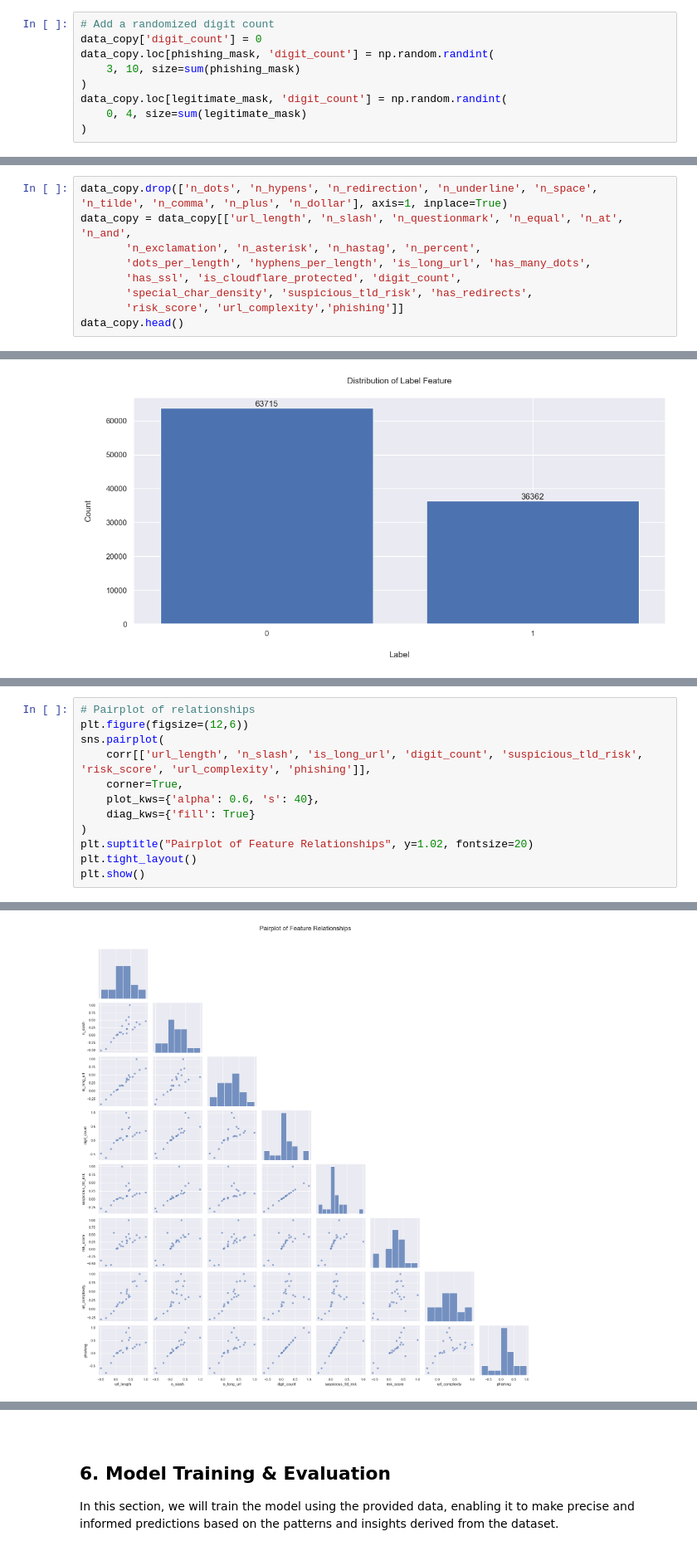
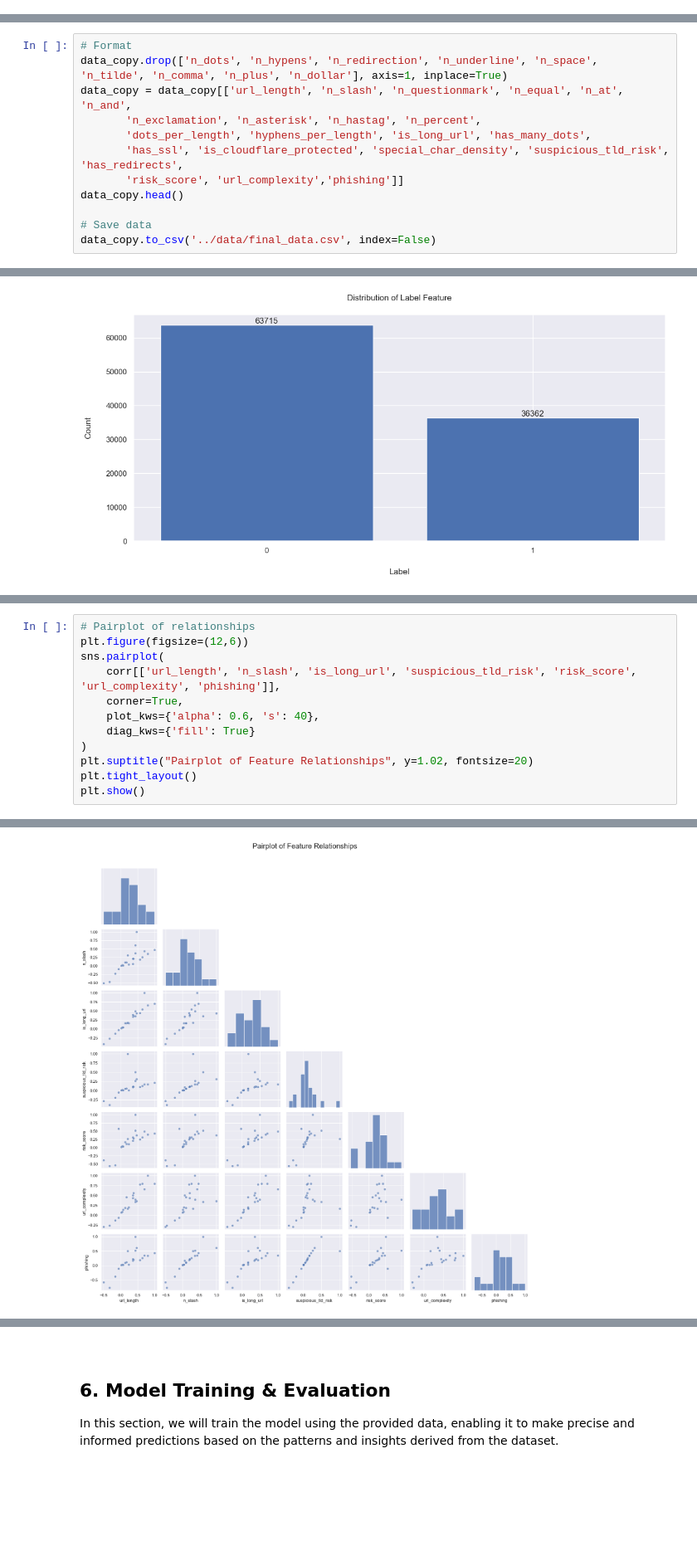
Before and after one commit to christinec-dev/Data-Projects, a Jupyter notebook: Machine Learning/Phishing_Identification_Model/model/notebook.ipynb, the cells around one changed output, grey strips where cells are left out. Shown at 83% size. Cells and saved outputs as stored; diff of their text form; blank space fills up the shorter version.

```diff
--- a/Machine Learning/Phishing_Identification_Model/model/notebook.ipynb
+++ b/Machine Learning/Phishing_Identification_Model/model/notebook.ipynb
@@ -188,12 +184,3 @@ Links with a lot of concurrent numbers could also indicate malicious intent, if
-# %%
-# Add a randomized digit count
-data_copy['digit_count'] = 0
-data_copy.loc[phishing_mask, 'digit_count'] = np.random.randint(
-    3, 10, size=sum(phishing_mask)
-)
-data_copy.loc[legitimate_mask, 'digit_count'] = np.random.randint(
-    0, 4, size=sum(legitimate_mask)
-)
 # %% [markdown]
 Special character density (jyc$z$wfy7c3ueg*&vsdfyiu), and certain subdomains, domains, and public suffixes are repeatedly used in phishing sites. Thus should be kept in account during our training. These values will be extracted in the deployed app.
 # %%
@@ -246,9 +233,12 @@ Now all that is left to do is drop the unecessary columns, and rearrange the dat
 # %%
+# Format
 data_copy.drop(['n_dots', 'n_hypens', 'n_redirection', 'n_underline', 'n_space', 'n_tilde', 'n_comma', 'n_plus', 'n_dollar'], axis=1, inplace=True)
 data_copy = data_copy[['url_length', 'n_slash', 'n_questionmark', 'n_equal', 'n_at', 'n_and',
        'n_exclamation', 'n_asterisk', 'n_hastag', 'n_percent',
        'dots_per_length', 'hyphens_per_length', 'is_long_url', 'has_many_dots',
-       'has_ssl', 'is_cloudflare_protected', 'digit_count',
-       'special_char_density', 'suspicious_tld_risk', 'has_redirects',
+       'has_ssl', 'is_cloudflare_protected', 'special_char_density', 'suspicious_tld_risk', 'has_redirects',
        'risk_score', 'url_complexity','phishing']]
 data_copy.head()
+
+# Save data
+data_copy.to_csv('../data/final_data.csv', index=False)
@@ -427,18 +409,18 @@ plt.show()
 # %%
 # Pairplot of relationships
 plt.figure(figsize=(12,6))
 sns.pairplot(
-    corr[['url_length', 'n_slash', 'is_long_url', 'digit_count', 'suspicious_tld_risk', 'risk_score', 'url_complexity', 'phishing']],
+    corr[['url_length', 'n_slash', 'is_long_url', 'suspicious_tld_risk', 'risk_score', 'url_complexity', 'phishing']],
     corner=True,
     plot_kws={'alpha': 0.6, 's': 40},
     diag_kws={'fill': True}
 )
 plt.suptitle("Pairplot of Feature Relationships", y=1.02, fontsize=20)
 plt.tight_layout()
 plt.show()
 # %% [output]
 <Figure size 1200x600 with 0 Axes>
-[figure, old version]
+[figure, new version]
 # %%
 # Focus on High Correlations
 corr_matrix = data_copy.corr()
```
Also changed, not shown: parts of 16 cells of this notebook, 20 other files.
